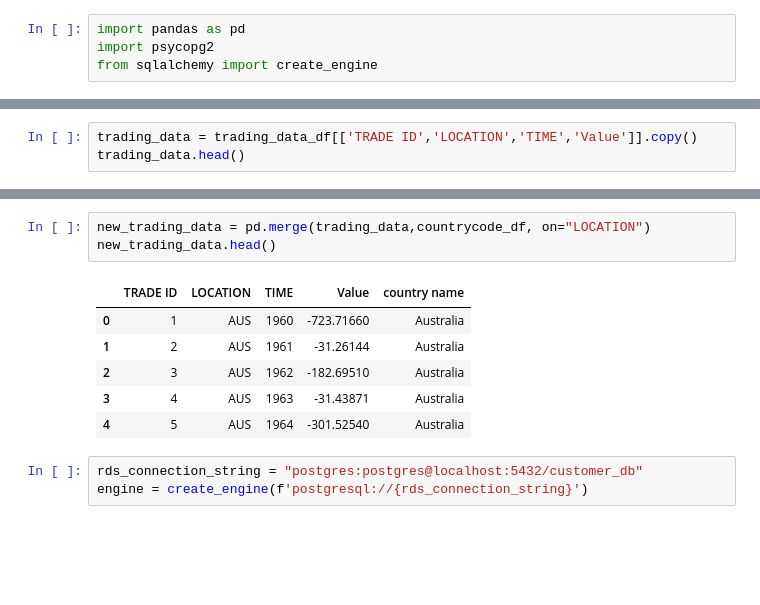
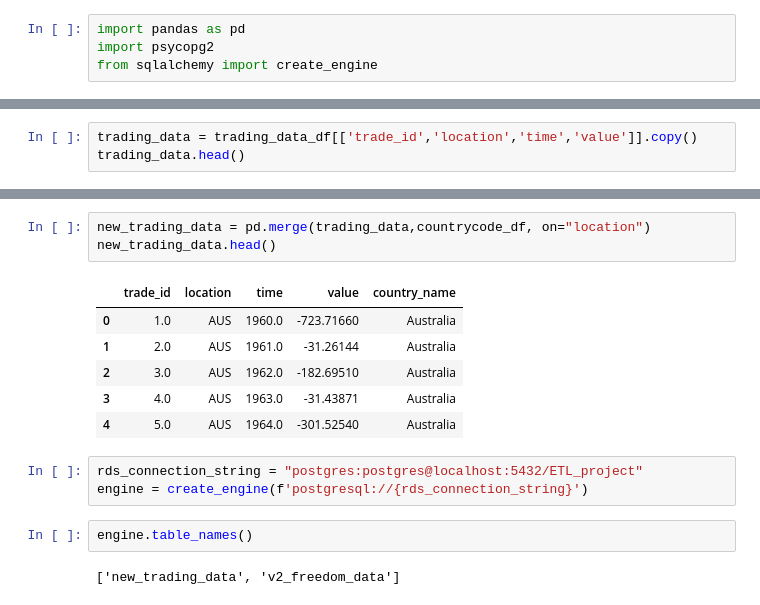
Before and after one commit to ebettrico/ETL_project, a Jupyter notebook: ETL Project/ETL Project.ipynb, the cells around one changed output, grey strips where cells are left out. Cells and saved outputs as stored; diff of their text form; blank space fills up the shorter version.

```diff
--- a/ETL Project/ETL Project.ipynb
+++ b/ETL Project/ETL Project.ipynb
@@ -47,4 +47,4 @@ trading_data_df.head()
 # %%
-trading_data = trading_data_df[['TRADE ID','LOCATION','TIME','Value']].copy()
+trading_data = trading_data_df[['trade_id','location','time','value']].copy()
 trading_data.head()
 # %% [output]
@@ -66,15 +66,19 @@ countrycode_df.head()
 | 3 | AIA | Anguilla |
 | 4 | ALA | Åland Islands |
 # %%
-new_trading_data = pd.merge(trading_data,countrycode_df, on="LOCATION")
+new_trading_data = pd.merge(trading_data,countrycode_df, on="location")
 new_trading_data.head()
 # %% [output]
-|  | TRADE ID | LOCATION | TIME | Value | country name |
-| 0 | 1 | AUS | 1960 | -723.71660 | Australia |
-| 1 | 2 | AUS | 1961 | -31.26144 | Australia |
-| 2 | 3 | AUS | 1962 | -182.69510 | Australia |
-| 3 | 4 | AUS | 1963 | -31.43871 | Australia |
-| 4 | 5 | AUS | 1964 | -301.52540 | Australia |
+|  | trade_id | location | time | value | country_name |
+| 0 | 1.0 | AUS | 1960.0 | -723.71660 | Australia |
+| 1 | 2.0 | AUS | 1961.0 | -31.26144 | Australia |
+| 2 | 3.0 | AUS | 1962.0 | -182.69510 | Australia |
+| 3 | 4.0 | AUS | 1963.0 | -31.43871 | Australia |
+| 4 | 5.0 | AUS | 1964.0 | -301.52540 | Australia |
 # %%
-rds_connection_string = "postgres:postgres@localhost:5432/customer_db"
+rds_connection_string = "postgres:postgres@localhost:5432/ETL_project"
 engine = create_engine(f'postgresql://{rds_connection_string}')
+# %%
+engine.table_names()
+# %% [output]
+['new_trading_data', 'v2_freedom_data']
```
Also changed, not shown: parts of 13 cells of this notebook, 3 other files.
